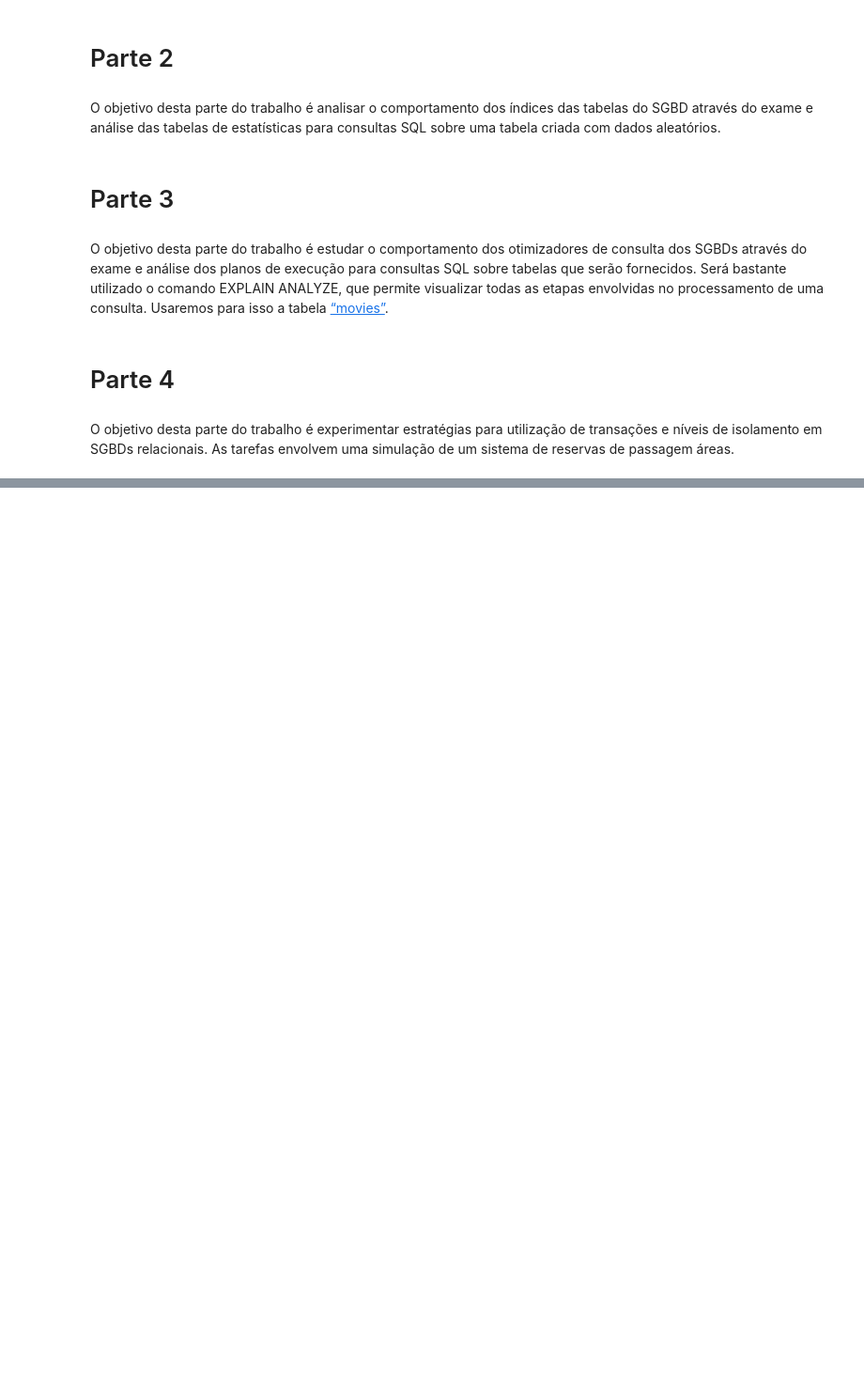
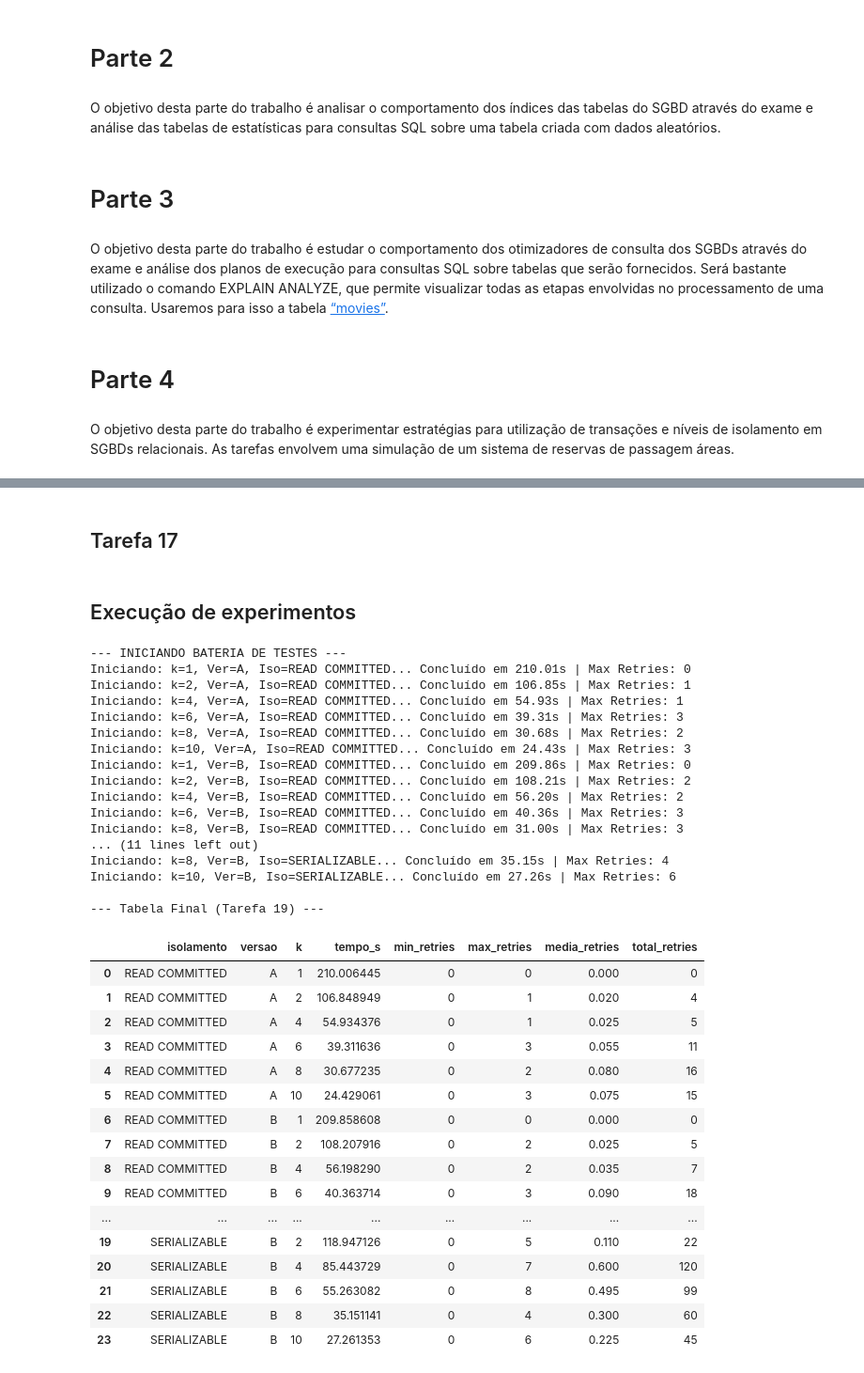
Before and after one commit to Aruthuro/BD_-_Trabalho_3_-_Tarefas_diversas, a Jupyter notebook: BD_Trabalho_3_Tarefas_diversas.ipynb, the cells around one changed output, grey strips where cells are left out. Shown: that part at 94% size. Cells and saved outputs as stored; diff of their text form; code cells hidden in the pictures; blank space fills up the shorter version.

```diff
--- a/BD_Trabalho_3_Tarefas_diversas.ipynb
+++ b/BD_Trabalho_3_Tarefas_diversas.ipynb
@@ -954,0 +950,2 @@ O objetivo desta parte do trabalho é experimentar estratégias para utilizaçã
+# %% [markdown]
+## Tarefa 17
@@ -954,0 +1059,2 @@ O objetivo desta parte do trabalho é experimentar estratégias para utilizaçã
+# %% [markdown]
+## Execução de experimentos
@@ -954,0 +1146,69 @@ O objetivo desta parte do trabalho é experimentar estratégias para utilizaçã
+# %%
+# --- Loop Principal de Execução ---
+
+lista_k = [1, 2, 4, 6, 8, 10]
+versoes = ['A', 'B']
+isolamentos = ['READ COMMITTED', 'SERIALIZABLE']
+
+resultados = []
+
+print("--- INICIANDO BATERIA DE TESTES ---")
+
+for iso in isolamentos:
+    for ver in versoes:
+        for k in lista_k:
+            tempo, r_min, r_max, r_avg, r_total = rodar_experimento(k, ver, iso)
+
+            resultados.append({
+                'isolamento': iso,
+                'versao': ver,
+                'k': k,
+                'tempo_s': tempo,
+                'min_retries': r_min,
+                'max_retries': r_max,
+                'media_retries': r_avg,
+                'total_retries': r_total
+            })
+
+# Criar DataFrame com os resultados completos
+df_resultados_final = pd.DataFrame(resultados)
+
+# Exibe a tabela formatada
+print("\n--- Tabela Final (Tarefa 19) ---")
+colunas_ordem = ['isolamento', 'versao', 'k', 'tempo_s', 'min_retries', 'max_retries', 'media_retries', 'total_retries']
+display(df_resultados_final[colunas_ordem])
+# %% [output]
+--- INICIANDO BATERIA DE TESTES ---
+Iniciando: k=1, Ver=A, Iso=READ COMMITTED... Concluído em 210.01s | Max Retries: 0
+Iniciando: k=2, Ver=A, Iso=READ COMMITTED... Concluído em 106.85s | Max Retries: 1
+Iniciando: k=4, Ver=A, Iso=READ COMMITTED... Concluído em 54.93s | Max Retries: 1
+Iniciando: k=6, Ver=A, Iso=READ COMMITTED... Concluído em 39.31s | Max Retries: 3
+Iniciando: k=8, Ver=A, Iso=READ COMMITTED... Concluído em 30.68s | Max Retries: 2
+Iniciando: k=10, Ver=A, Iso=READ COMMITTED... Concluído em 24.43s | Max Retries: 3
+Iniciando: k=1, Ver=B, Iso=READ COMMITTED... Concluído em 209.86s | Max Retries: 0
+Iniciando: k=2, Ver=B, Iso=READ COMMITTED... Concluído em 108.21s | Max Retries: 2
+Iniciando: k=4, Ver=B, Iso=READ COMMITTED... Concluído em 56.20s | Max Retries: 2
+Iniciando: k=6, Ver=B, Iso=READ COMMITTED... Concluído em 40.36s | Max Retries: 3
+Iniciando: k=8, Ver=B, Iso=READ COMMITTED... Concluído em 31.00s | Max Retries: 3
+... (11 lines left out)
+Iniciando: k=8, Ver=B, Iso=SERIALIZABLE... Concluído em 35.15s | Max Retries: 4
+Iniciando: k=10, Ver=B, Iso=SERIALIZABLE... Concluído em 27.26s | Max Retries: 6
+
+--- Tabela Final (Tarefa 19) ---
+|  | isolamento | versao | k | tempo_s | min_retries | max_retries | media_retries | total_retries |
+| 0 | READ COMMITTED | A | 1 | 210.006445 | 0 | 0 | 0.000 | 0 |
+| 1 | READ COMMITTED | A | 2 | 106.848949 | 0 | 1 | 0.020 | 4 |
+| 2 | READ COMMITTED | A | 4 | 54.934376 | 0 | 1 | 0.025 | 5 |
+| 3 | READ COMMITTED | A | 6 | 39.311636 | 0 | 3 | 0.055 | 11 |
+| 4 | READ COMMITTED | A | 8 | 30.677235 | 0 | 2 | 0.080 | 16 |
+| 5 | READ COMMITTED | A | 10 | 24.429061 | 0 | 3 | 0.075 | 15 |
+| 6 | READ COMMITTED | B | 1 | 209.858608 | 0 | 0 | 0.000 | 0 |
+| 7 | READ COMMITTED | B | 2 | 108.207916 | 0 | 2 | 0.025 | 5 |
+| 8 | READ COMMITTED | B | 4 | 56.198290 | 0 | 2 | 0.035 | 7 |
+| 9 | READ COMMITTED | B | 6 | 40.363714 | 0 | 3 | 0.090 | 18 |
+| ... | ... | ... | ... | ... | ... | ... | ... | ... |
+| 19 | SERIALIZABLE | B | 2 | 118.947126 | 0 | 5 | 0.110 | 22 |
+| 20 | SERIALIZABLE | B | 4 | 85.443729 | 0 | 7 | 0.600 | 120 |
+| 21 | SERIALIZABLE | B | 6 | 55.263082 | 0 | 8 | 0.495 | 99 |
+| 22 | SERIALIZABLE | B | 8 | 35.151141 | 0 | 4 | 0.300 | 60 |
+| 23 | SERIALIZABLE | B | 10 | 27.261353 | 0 | 6 | 0.225 | 45 |
```
Also changed, not shown: parts of 41 cells of this notebook.
